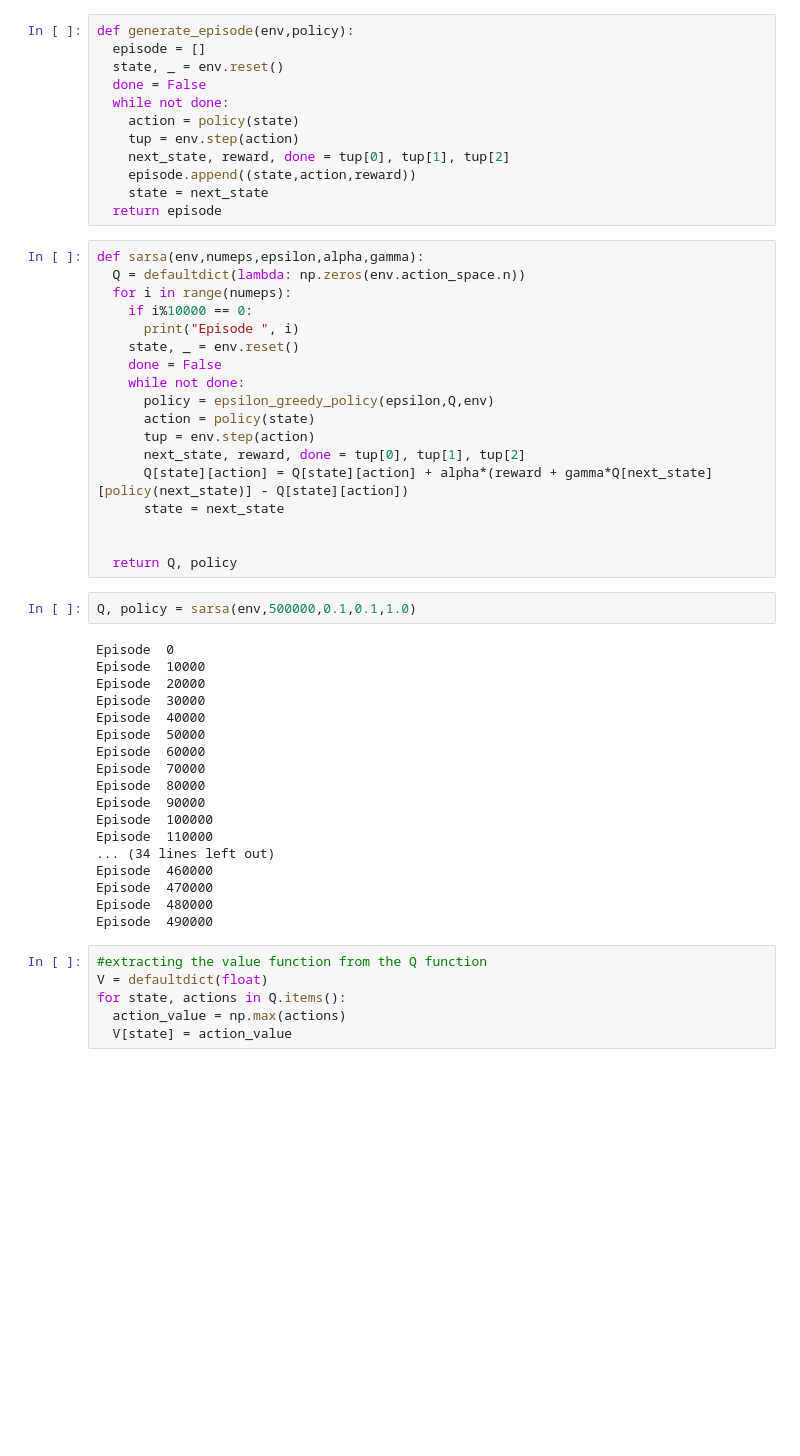
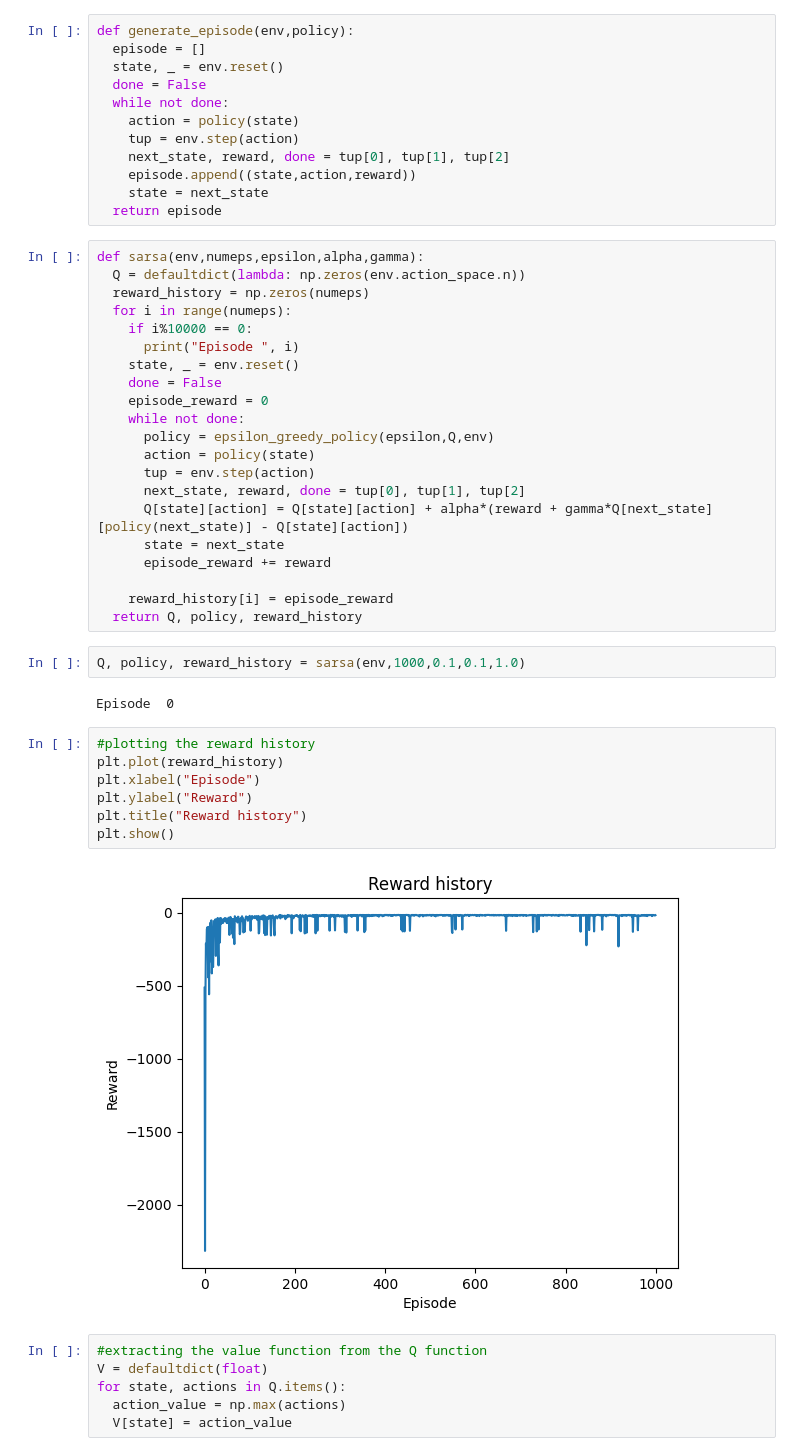
Before and after one commit to aditya22035/RL, a Jupyter notebook: cliffwalking_sarsa.ipynb, the cells around one changed output. Drawn from its saved outputs; the diff is of its cells as text; blank space fills up the shorter version.

```diff
--- a/cliffwalking_sarsa.ipynb
+++ b/cliffwalking_sarsa.ipynb
@@ -55,11 +55,13 @@ def generate_episode(env,policy):
 # %%
 def sarsa(env,numeps,epsilon,alpha,gamma):
   Q = defaultdict(lambda: np.zeros(env.action_space.n))
+  reward_history = np.zeros(numeps)
   for i in range(numeps):
     if i%10000 == 0:
       print("Episode ", i)
     state, _ = env.reset()
     done = False
+    episode_reward = 0
     while not done:
       policy = epsilon_greedy_policy(epsilon,Q,env)
       action = policy(state)
@@ -67,29 +69,23 @@ def sarsa(env,numeps,epsilon,alpha,gamma):
       next_state, reward, done = tup[0], tup[1], tup[2]
       Q[state][action] = Q[state][action] + alpha*(reward + gamma*Q[next_state][policy(next_state)] - Q[state][action])
       state = next_state
+      episode_reward += reward
 
-
-  return Q, policy
+    reward_history[i] = episode_reward
+  return Q, policy, reward_history
 # %%
-Q, policy = sarsa(env,500000,0.1,0.1,1.0)
+Q, policy, reward_history = sarsa(env,1000,0.1,0.1,1.0)
 # %% [output]
 Episode  0
-Episode  10000
-Episode  20000
-Episode  30000
-Episode  40000
-Episode  50000
-Episode  60000
-Episode  70000
-Episode  80000
-Episode  90000
-Episode  100000
-Episode  110000
-... (34 lines left out)
-Episode  460000
-Episode  470000
-Episode  480000
-Episode  490000
+# %%
+#plotting the reward history
+plt.plot(reward_history)
+plt.xlabel("Episode")
+plt.ylabel("Reward")
+plt.title("Reward history")
+plt.show()
+# %% [output]
+[figure, added]
 # %%
 #extracting the value function from the Q function
 V = defaultdict(float)
```
Also changed, not shown: parts of 2 cells of this notebook, 2 other files.
